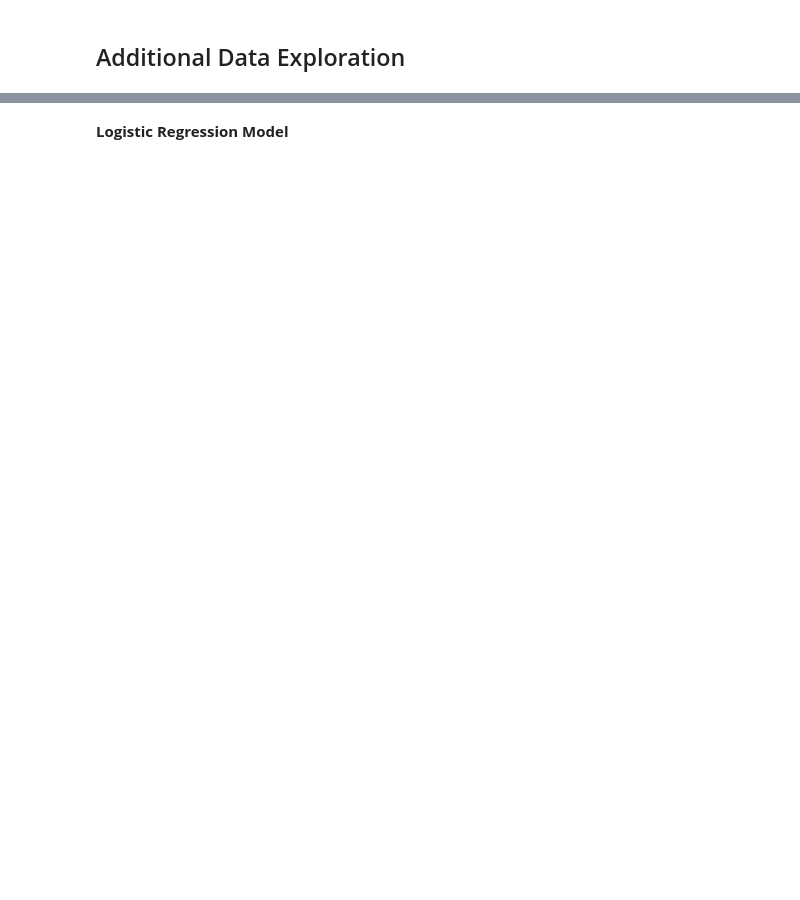
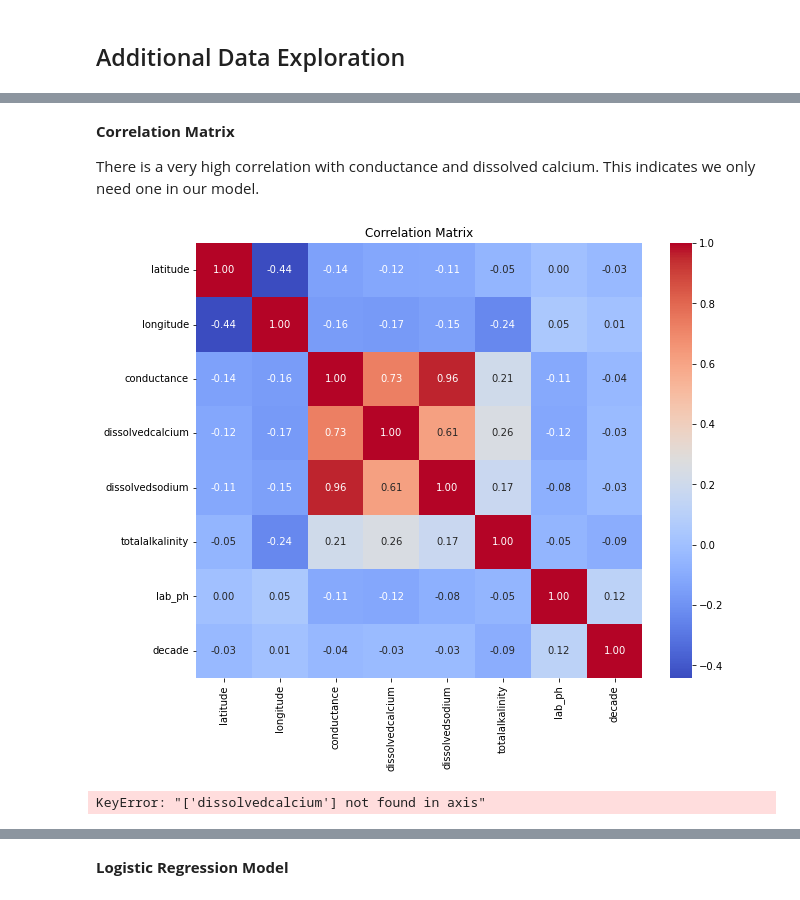
Before and after one commit to vickyvanderwagt/Identifying-Optimal-Location-for-San-Diego-Water-Treatment-Plant, a Jupyter notebook: ADS508-Updated Code.ipynb, the cells around one changed output, grey strips where cells are left out. Cells and saved outputs as stored; diff of their text form; code cells hidden in the pictures; blank space fills up the shorter version.

Commit message:
save progress - model prep

```diff
--- a/ADS508-Updated Code.ipynb
+++ b/ADS508-Updated Code.ipynb
@@ -1562,0 +1618,19 @@ plt.show()
+# %% [markdown]
+**Correlation Matrix**
+
+There is a very high correlation with conductance and dissolved calcium. This indicates we only need one in our model.
+# %%
+corr_matrix = merged_df_filtered.corr()
+
+# Create a heatmap
+plt.figure(figsize=(10, 8))
+sns.heatmap(corr_matrix, annot=True, cmap='coolwarm', fmt=".2f")
+plt.title('Correlation Matrix')
+plt.show()
+# %% [output]
+[figure, added]
+# %%
+merged_df_filtered = merged_df_filtered.drop(columns=['dissolvedcalcium'])
+merged_df_filtered = merged_df_filtered.dropna()
+# %% [output]
+KeyError: "['dissolvedcalcium'] not found in axis"
```
Also changed, not shown: parts of 18 cells of this notebook.
